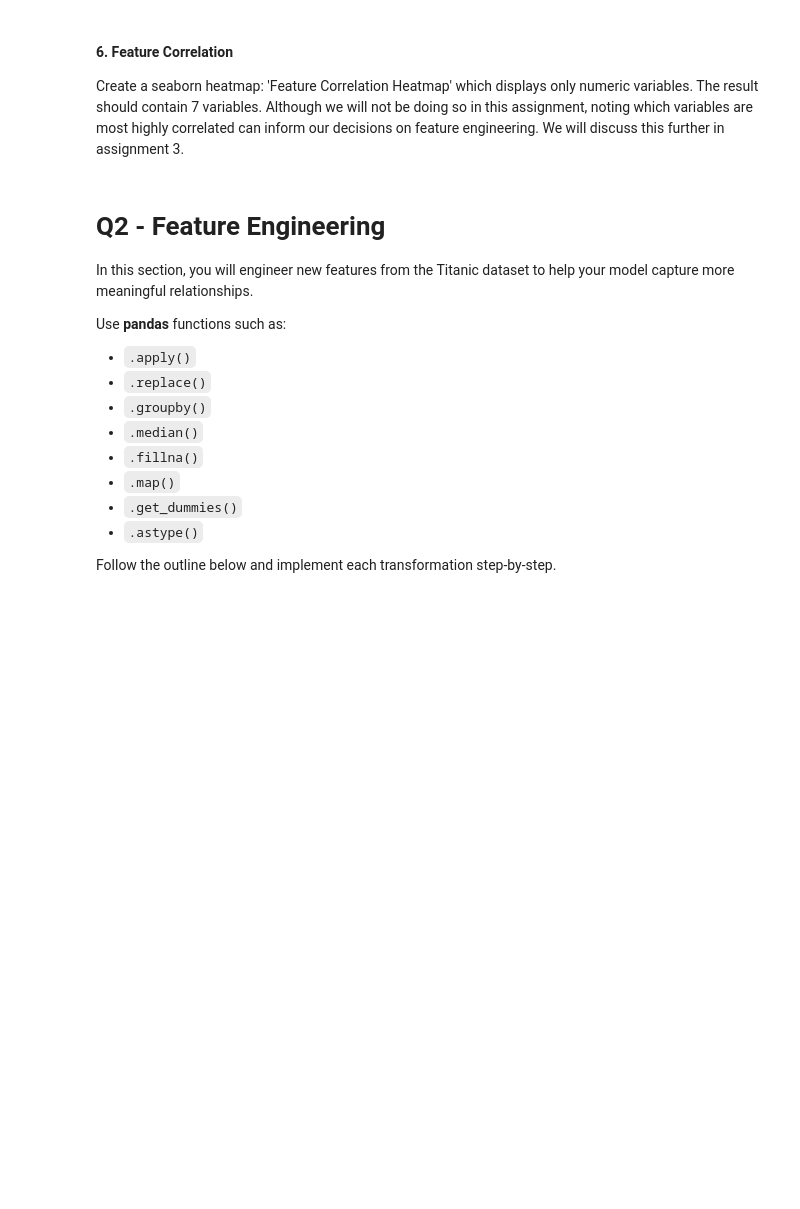
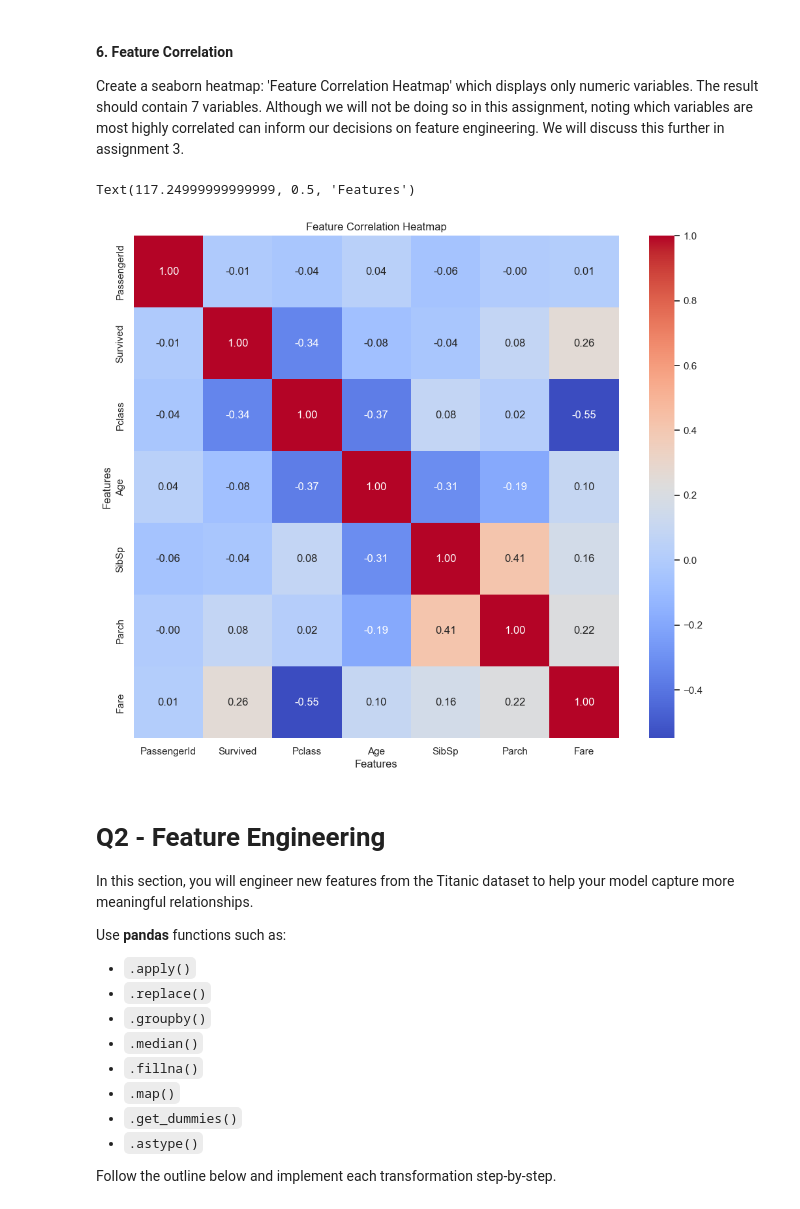
Before and after one commit to issarmank/ds3000-assignment2-classification, a Jupyter notebook: Assignment 2 Classification with Ridge LASSO and NN.ipynb, the cells around one changed output. Cells and saved outputs as stored; diff of their text form; code cells hidden in the pictures; blank space fills up the shorter version.

Commit message:
seaborn heatmap created for feature correlation values

```diff
--- a/Assignment 2 Classification with Ridge LASSO and NN.ipynb
+++ b/Assignment 2 Classification with Ridge LASSO and NN.ipynb
@@ -172,6 +172,14 @@ plt.show()
 Create a seaborn heatmap: 'Feature Correlation Heatmap' which displays only numeric variables. The result should contain 7 variables. Although we will not be doing so in this assignment, noting which variables are most highly correlated can inform our decisions on feature engineering. We will discuss this further in assignment 3.
 # %%
 #Q1.6
+plt.figure(figsize=(12, 10))
+sns.heatmap(df_train.select_dtypes(include=[np.number]).corr(), annot=True, fmt=".2f", cmap='coolwarm')
+plt.title("Feature Correlation Heatmap")
+plt.xlabel("Features")
+plt.ylabel("Features")
+# %% [output]
+Text(117.24999999999999, 0.5, 'Features')
+[figure, added]
 # %% [markdown]
 # Q2 - Feature Engineering
 
```
